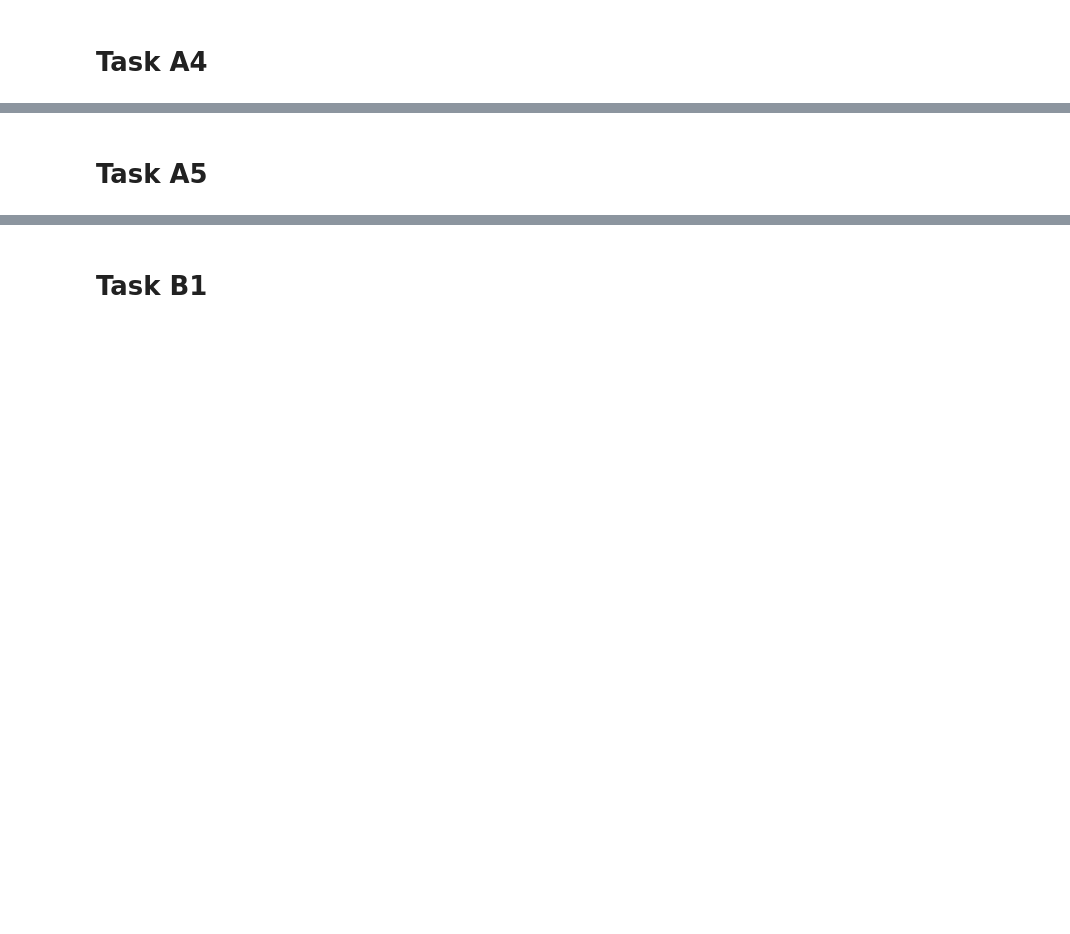
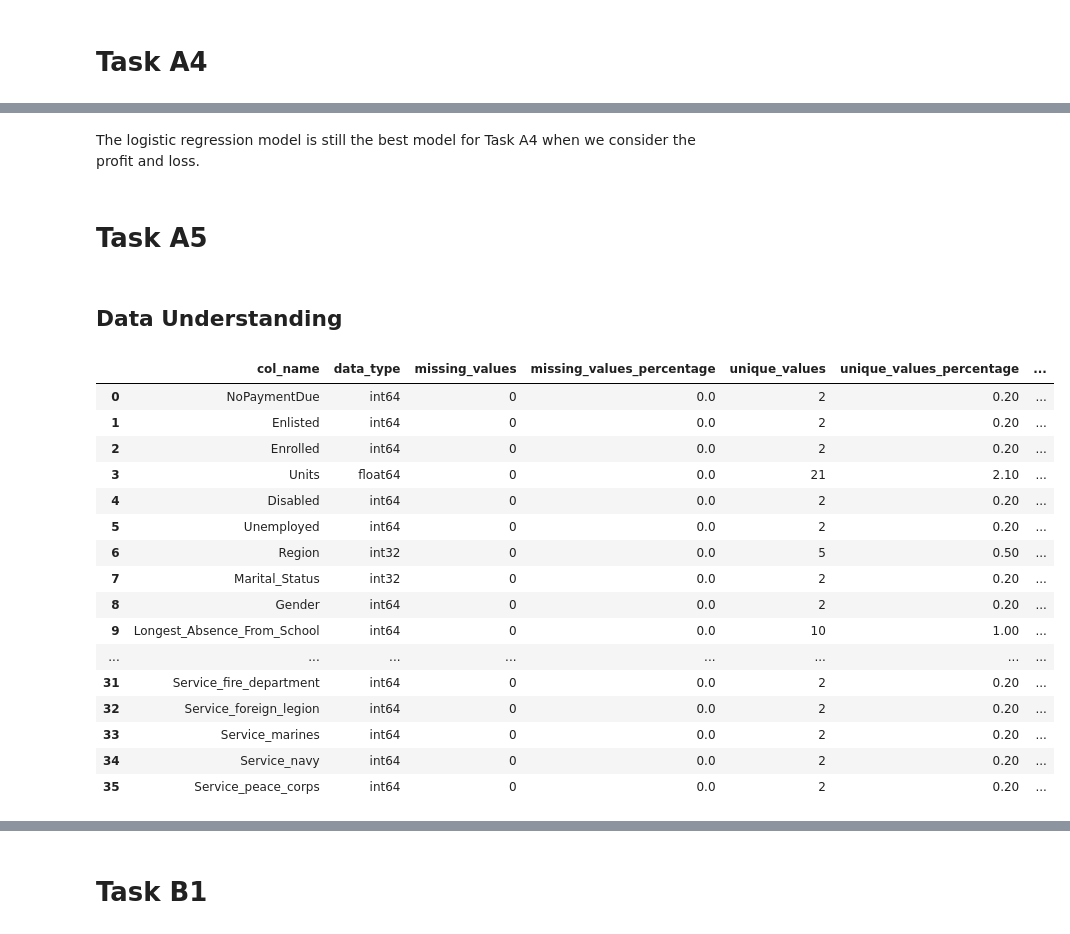
Before and after one commit to MSWinds/dm-group1-project, a Jupyter notebook: Final_Project.ipynb, the cells around one changed output, grey strips where cells are left out. Cells and saved outputs as stored; diff of their text form; code cells hidden in the pictures; blank space fills up the shorter version.

```diff
--- a/Final_Project.ipynb
+++ b/Final_Project.ipynb
@@ -2083,2 +2209,28 @@ Name: NoPaymentDue, dtype: int64
+# %% [markdown]
+The logistic regression model is still the best model for Task A4 when we consider the profit and loss.
 # %% [markdown]
 # Task A5
+# %% [markdown]
+## Data Understanding
+# %%
+df_a5 = df_a1.copy()
+
+metadata(df_a5)
+# %% [output]
+|  | col_name | data_type | missing_values | missing_values_percentage | unique_values | unique_values_percentage | ... |
+| 0 | NoPaymentDue | int64 | 0 | 0.0 | 2 | 0.20 | ... |
+| 1 | Enlisted | int64 | 0 | 0.0 | 2 | 0.20 | ... |
+| 2 | Enrolled | int64 | 0 | 0.0 | 2 | 0.20 | ... |
+| 3 | Units | float64 | 0 | 0.0 | 21 | 2.10 | ... |
+| 4 | Disabled | int64 | 0 | 0.0 | 2 | 0.20 | ... |
+| 5 | Unemployed | int64 | 0 | 0.0 | 2 | 0.20 | ... |
+| 6 | Region | int32 | 0 | 0.0 | 5 | 0.50 | ... |
+| 7 | Marital_Status | int32 | 0 | 0.0 | 2 | 0.20 | ... |
+| 8 | Gender | int64 | 0 | 0.0 | 2 | 0.20 | ... |
+| 9 | Longest_Absence_From_School | int64 | 0 | 0.0 | 10 | 1.00 | ... |
+| ... | ... | ... | ... | ... | ... | ... | ... |
+| 31 | Service_fire_department | int64 | 0 | 0.0 | 2 | 0.20 | ... |
+| 32 | Service_foreign_legion | int64 | 0 | 0.0 | 2 | 0.20 | ... |
+| 33 | Service_marines | int64 | 0 | 0.0 | 2 | 0.20 | ... |
+| 34 | Service_navy | int64 | 0 | 0.0 | 2 | 0.20 | ... |
+| 35 | Service_peace_corps | int64 | 0 | 0.0 | 2 | 0.20 | ... |
```
Also changed, not shown: parts of 17 cells of this notebook.
